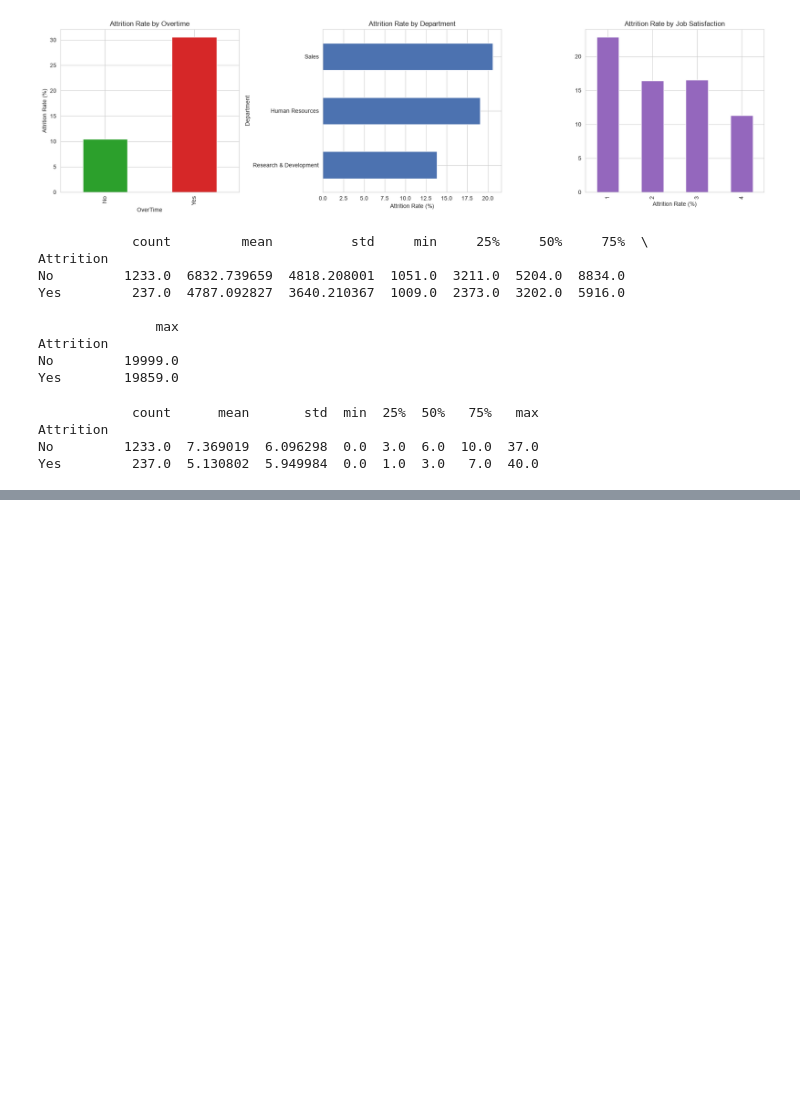
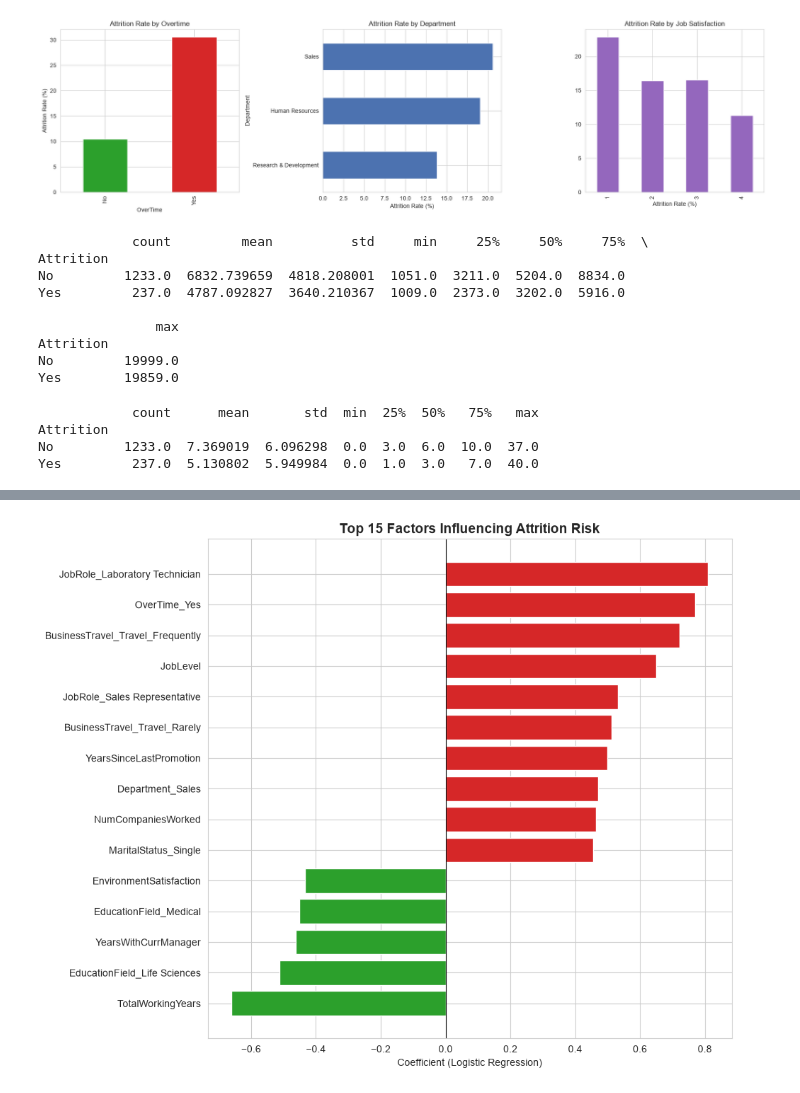
Before and after one commit to bolu-amusan/employee-attrition-analysis, a Jupyter notebook: notebooks/attrition_analysis.ipynb, the cells around one changed output, grey strips where cells are left out. Cells and saved outputs as stored; diff of their text form; code cells hidden in the pictures; blank space fills up the shorter version.

```diff
--- a/notebooks/attrition_analysis.ipynb
+++ b/notebooks/attrition_analysis.ipynb
@@ -134,0 +220,15 @@ SyntaxError: invalid syntax. Perhaps you forgot a comma? (432015798.py, line 3)
+# %%
+from sklearn.preprocessing import StandardScaler
+
+scaler = StandardScaler()
+X_train_scaled = scaler.fit_transform(X_train)
+X_test_scaled = scaler.transform(X_test)
+# %%
+model_balanced = LogisticRegression(max_iter=1000, random_state=42, class_weight='balanced')
+model_balanced.fit(X_train_scaled, y_train)
+
+y_pred_balanced = model_balanced.predict(X_test_scaled)
+
+print(f"Accuracy: {accuracy_score(y_test, y_pred_balanced):.3f}")
+print()
+print(classification_report(y_test, y_pred_balanced))
@@ -134,0 +246,9 @@ SyntaxError: invalid syntax. Perhaps you forgot a comma? (432015798.py, line 3)
+# %%
+import numpy as np
+
+coefficients = pd.DataFrame({
+    'feature': X.columns,
+    'coefficient': model_balanced.coef_[0]
+}).sort_values('coefficient', key=abs, ascending=False)
+
+coefficients.head(15)
@@ -134,0 +272,17 @@ SyntaxError: invalid syntax. Perhaps you forgot a comma? (432015798.py, line 3)
+# %%
+top_features = coefficients.head(15).sort_values('coefficient')
+
+colors = ['#2ca02c' if x < 0 else '#d62728' for x in top_features['coefficient']]
+
+fig, ax = plt.subplots(figsize=(10, 8))
+ax.barh(top_features['feature'], top_features['coefficient'], color=colors)
+
+ax.set_title('Top 15 Factors Influencing Attrition Risk', fontsize=14, fontweight='bold')
+ax.set_xlabel('Coefficient (Logistic Regression)')
+ax.axvline(0, color='black', linewidth=0.8)
+
+plt.tight_layout()
+plt.savefig('../images/attrition_feature_importance.png', dpi=150)
+plt.show()
+# %% [output]
+[figure, added]
```
Also changed, not shown: parts of 8 cells of this notebook, 2 other files.
